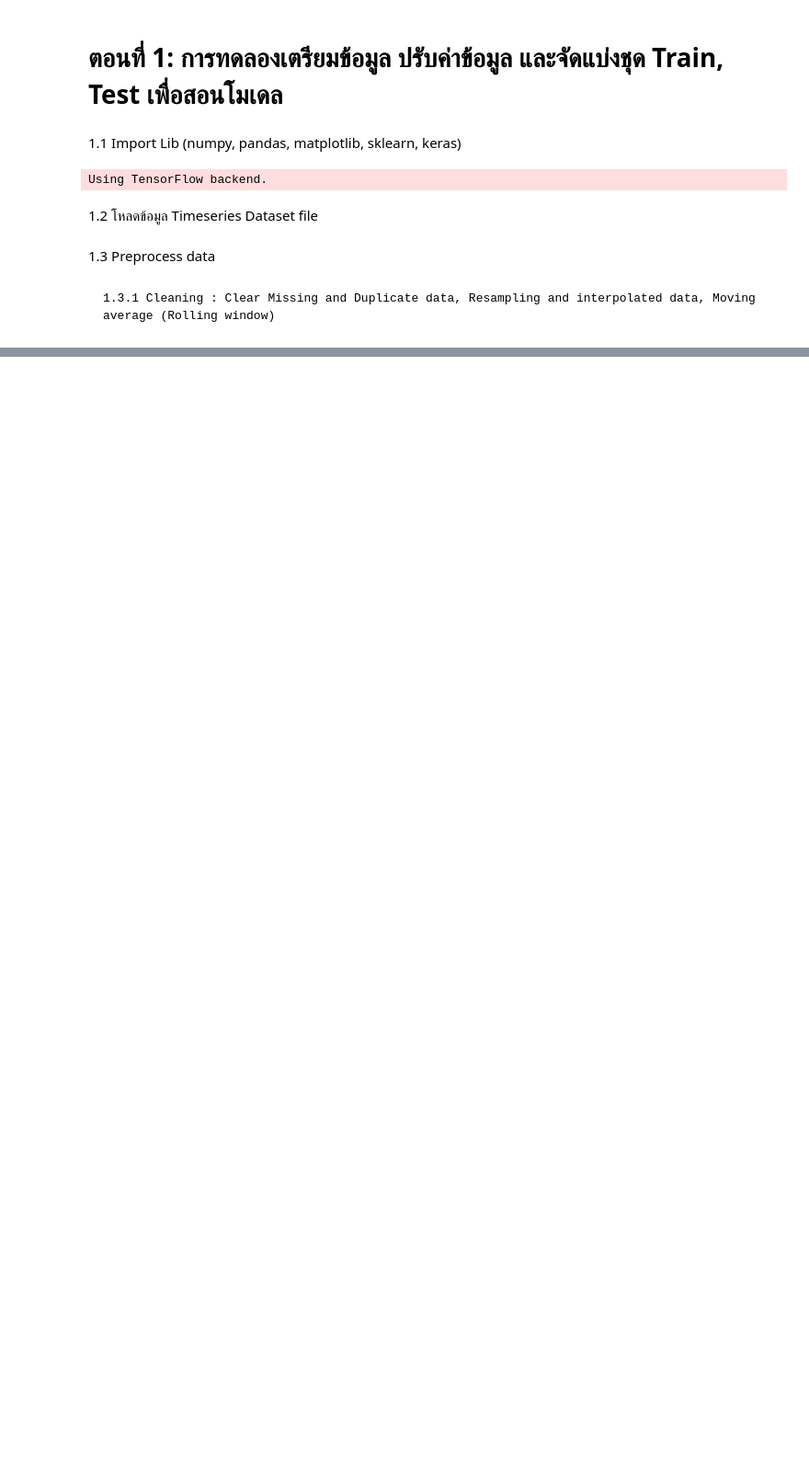
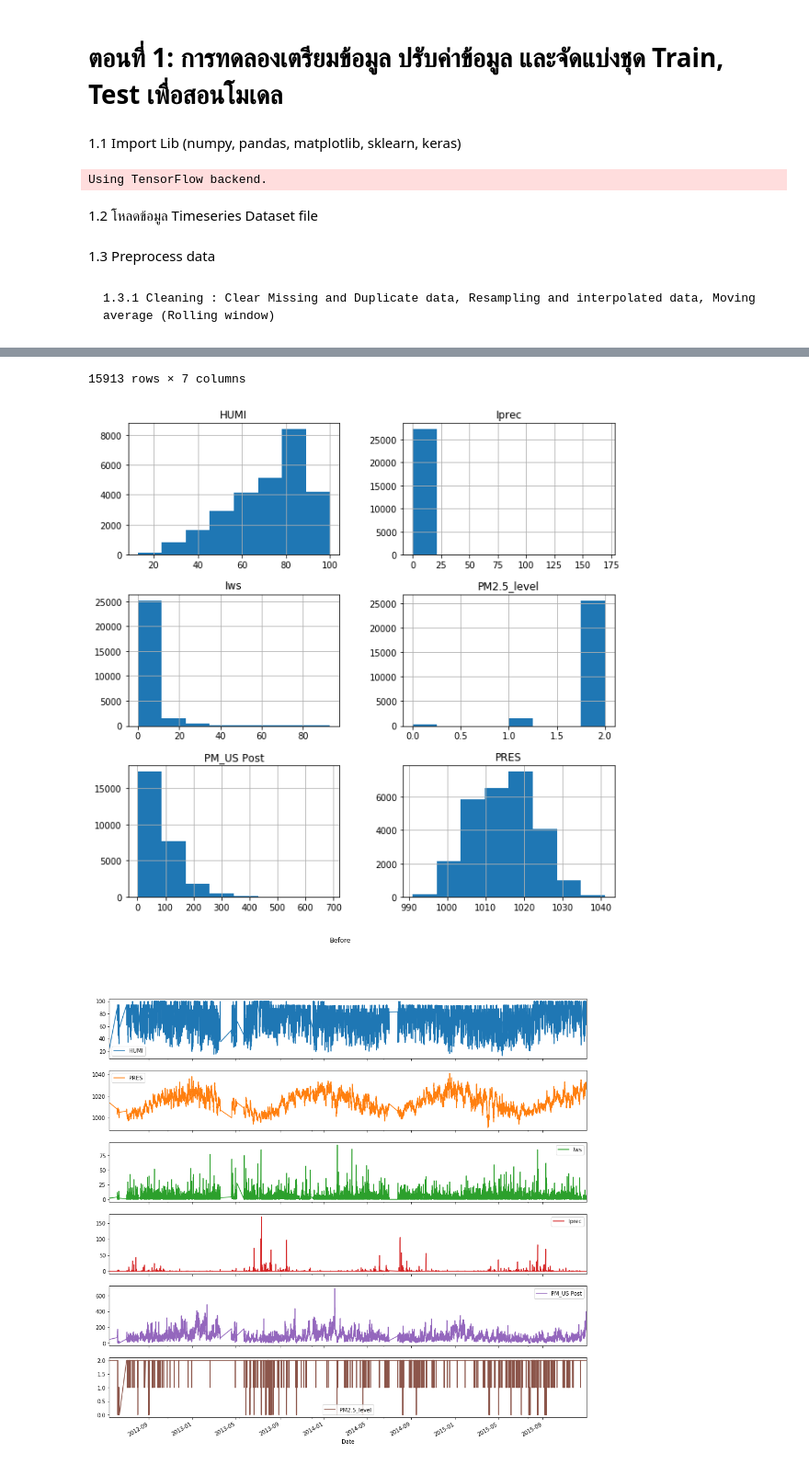
Before and after one commit to beamconan/ML, a Jupyter notebook: Lab 03/Lab 03.ipynb, the cells around one changed output, grey strips where cells are left out. Shown at 92% size. Saved outputs shown, nothing was run; the diff lists cells and outputs as text; code cells hidden in the pictures; blank space fills up the shorter version.

```diff
--- a/Lab 03/Lab 03.ipynb
+++ b/Lab 03/Lab 03.ipynb
@@ -35,0 +161,6 @@ def clear_missing_and_duplicate_data(df):
+# %%
+df2 = before_cleaning(data=df_Chengdu)
+df2 = clear_missing_and_duplicate_data(df=df2)
+df2 = resample_rolling(df=df2)
+df2
+# %% [output]
@@ -35,0 +179,3 @@ def clear_missing_and_duplicate_data(df):
+15913 rows × 7 columns
+[figure, added]
+[figure, added]
```
Also changed, not shown: parts of 19 cells of this notebook.
